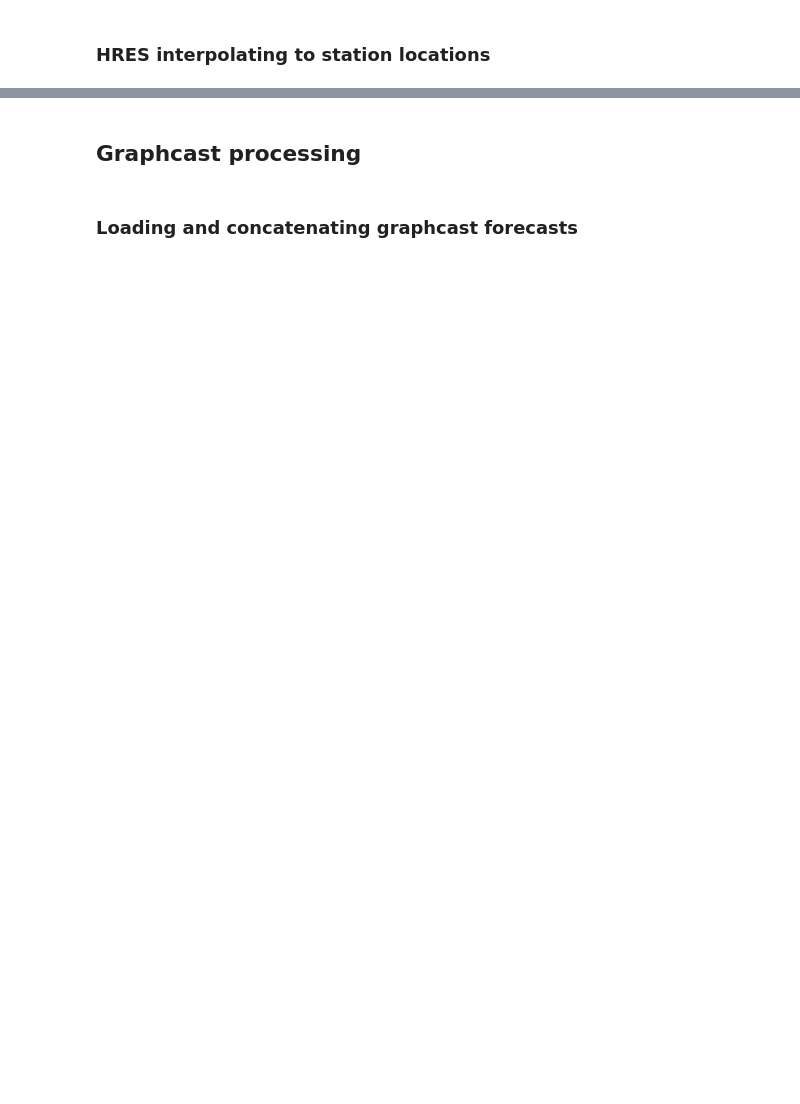
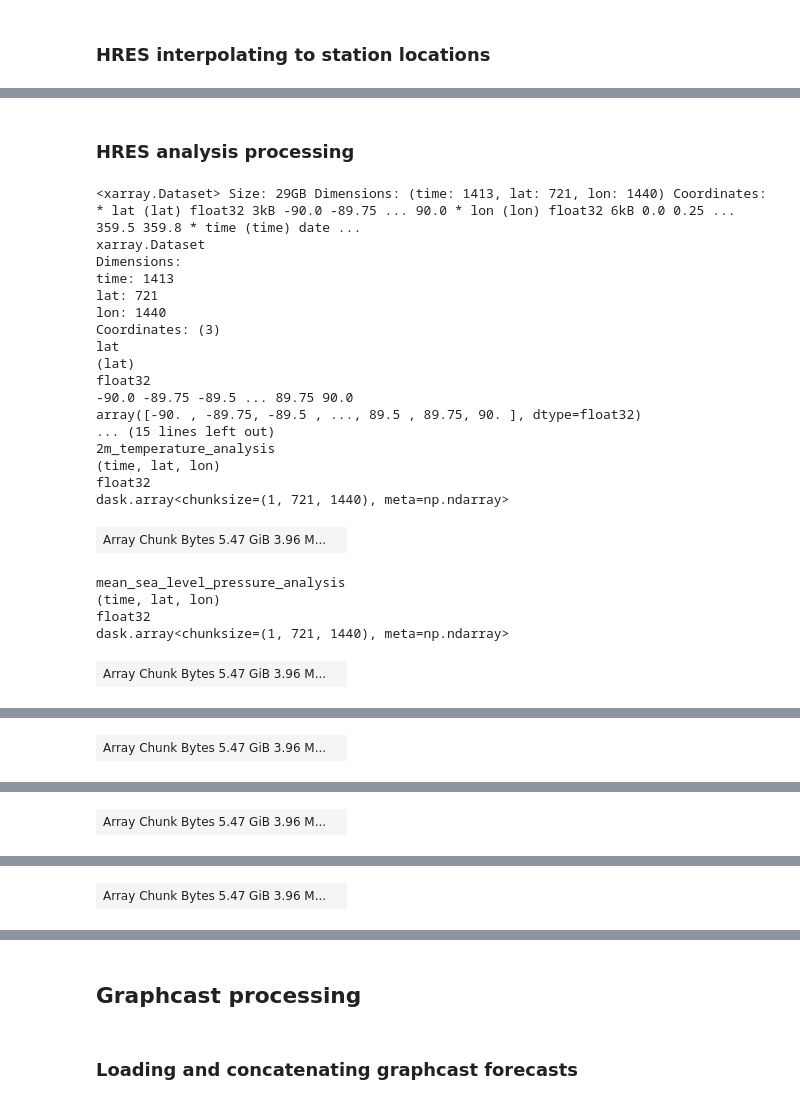
Before and after one commit to koenlode/Thesis, a Jupyter notebook: master_notebook.ipynb, the cells around one changed output, grey strips where cells are left out. Cells and saved outputs as stored; diff of their text form; code cells hidden in the pictures; blank space fills up the shorter version.

```diff
--- a/master_notebook.ipynb
+++ b/master_notebook.ipynb
@@ -550,0 +390,75 @@ Attributes: (0)
+# %% [markdown]
+### HRES analysis processing
+# %%
+# Accessing weatherbench data
+fs = gcsfs.GCSFileSystem(anon=True)  # Use anon=True for public data
+store = gcsfs.GCSMap(root='gs://weatherbench2/datasets/hres_t0/2016-2022-6h-1440x721.zarr', gcs=fs, check=False)
+hres_analysis = xr.open_zarr(store, consolidated=True)
+
+# Renaming coordinates
+hres_analysis = hres_analysis.rename({'latitude': 'lat', 'longitude': 'lon'})
+
+# Slicing the data for the variables required
+hres_analysis = hres_analysis[[
+                                # 'geopotential_at_surface',
+                                # 'land_sea_mask',
+                                '2m_temperature',
+                                'mean_sea_level_pressure',
+                                '10m_v_component_of_wind',
+                                '10m_u_component_of_wind',
+                                'total_precipitation_6hr',
+                                # 'toa_incident_solar_radiation',  ----> to fix
+                                # 'temperature',
+                                # 'geopotential',
+                                # 'u_component_of_wind',
+                                # 'v_component_of_wind',
+                                # 'vertical_velocity',
+                                # 'specific_humidity'
+                                ]]
+
+# # Slice for 1 forecast per day
+# hres_analysis = hres_analysis.sel(time=hres_analysis['time'].dt.hour == 0)
+
+# Slice for dates in SYNOP (2022-01-12 onwards)
+hres_analysis = hres_analysis.sel(time=slice( '2022-01-12','2022-12-31T00'))
+
+# Unit conversions to match synop
+hres_analysis['2m_temperature'] = hres_analysis['2m_temperature'] - 273.15
+hres_analysis['mean_sea_level_pressure'] = hres_analysis['mean_sea_level_pressure'] / 100
+
+# Rename variables to inlcude HRES specification
+hres_analysis = hres_analysis.rename_vars({
+    '2m_temperature': '2m_temperature_analysis',                        # 2m temperature
+    'mean_sea_level_pressure': 'mean_sea_level_pressure_analysis',               # Mean sea level pressure
+    '10m_v_component_of_wind': '10m_v_component_of_wind_analysis',                            # 10m wind speed, to be converted
+    '10m_u_component_of_wind': '10m_u_component_of_wind_analysis',                        # 10m wind direction, to be converted
+    'total_precipitation_6hr': 'total_precipitation_6hr_analysis',              # Rainfall in last 6 Hours
+    # Add other variable mappings if necessary
+})
+
+# Verify the updated dataset
+hres_analysis
+# %% [output]
+<xarray.Dataset> Size: 29GB Dimensions: (time: 1413, lat: 721, lon: 1440) Coordinates: * lat (lat) float32 3kB -90.0 -89.75 ... 90.0 * lon (lon) float32 6kB 0.0 0.25 ... 359.5 359.8 * time (time) date ...
+xarray.Dataset
+Dimensions:
+time: 1413
+lat: 721
+lon: 1440
+Coordinates: (3)
+lat
+(lat)
+float32
+-90.0 -89.75 -89.5 ... 89.75 90.0
+array([-90. , -89.75, -89.5 , ..., 89.5 , 89.75, 90. ], dtype=float32)
+... (15 lines left out)
+2m_temperature_analysis
+(time, lat, lon)
+float32
+dask.array<chunksize=(1, 721, 1440), meta=np.ndarray>
+| Array Chunk Bytes 5.47 GiB 3.96 M... |  |
+mean_sea_level_pressure_analysis
+(time, lat, lon)
+float32
+dask.array<chunksize=(1, 721, 1440), meta=np.ndarray>
+| Array Chunk Bytes 5.47 GiB 3.96 M... |  |
@@ -550,0 +477 @@ Attributes: (0)
+| Array Chunk Bytes 5.47 GiB 3.96 M... |  |
@@ -550,0 +490 @@ Attributes: (0)
+| Array Chunk Bytes 5.47 GiB 3.96 M... |  |
@@ -550,0 +503 @@ Attributes: (0)
+| Array Chunk Bytes 5.47 GiB 3.96 M... |  |
```
Also changed, not shown: parts of 34 cells of this notebook, 1 other file.
